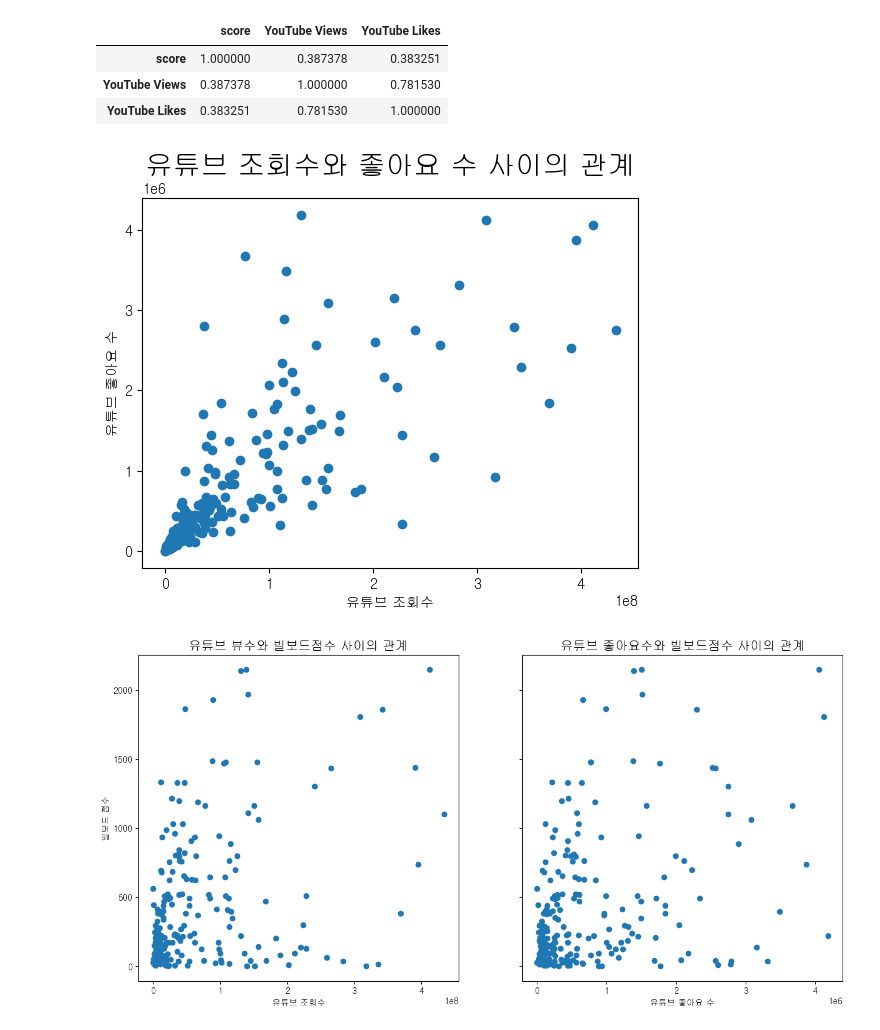
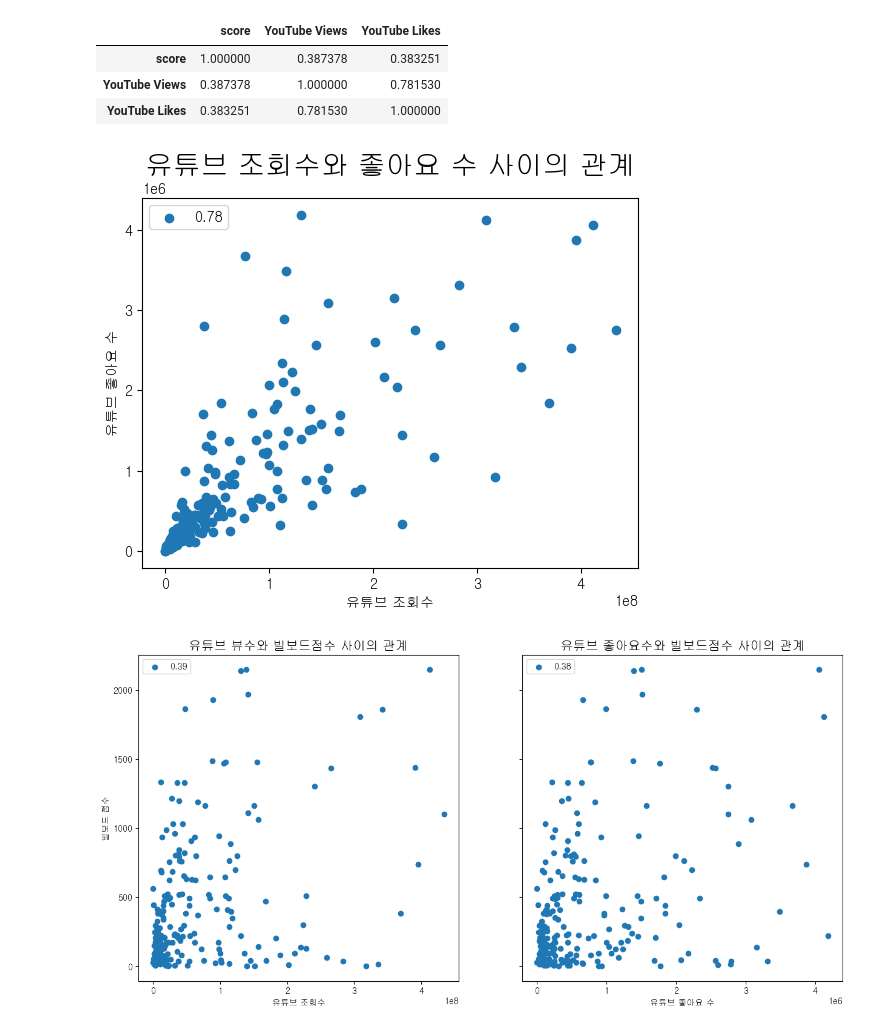
Before and after one commit to angelless00/KDT, a Jupyter notebook: 프로젝트/빌보드차트/billboard.ipynb, the cells around one changed output. Saved outputs shown, nothing was run; the diff lists cells and outputs as text; code cells hidden in the pictures.

```diff
--- a/프로젝트/빌보드차트/billboard.ipynb
+++ b/프로젝트/빌보드차트/billboard.ipynb
@@ -240,31 +247,34 @@ memory usage: 17.5+ KB
 # %%
-bill_youtube.corr(numeric_only=True)
+biltubecor=bill_youtube.corr(numeric_only=True)
+biltubecor
 # %% [output]
 |  | score | YouTube Views | YouTube Likes |
 | score | 1.000000 | 0.387378 | 0.383251 |
 | YouTube Views | 0.387378 | 1.000000 | 0.781530 |
 | YouTube Likes | 0.383251 | 0.781530 | 1.000000 |
 # %%
-plt.scatter(bill_youtube['YouTube Views'],bill_youtube['YouTube Likes'])
+plt.scatter(bill_youtube['YouTube Views'],bill_youtube['YouTube Likes'],label=round(biltubecor.iloc[1,2],2))
 plt.xlabel('유튜브 조회수')
 plt.ylabel('유튜브 좋아요 수')
 plt.title('유튜브 조회수와 좋아요 수 사이의 관계',fontsize=20)
+plt.legend()
 plt.show()
 # %% [output]
-[figure, old version]
+[figure, new version]
 # %%
 fig=plt.figure(figsize=(15,7))
 billtube_2=fig.subplots(1,2,sharey=True)
-billtube_2[0].scatter(bill_youtube['YouTube Views'],bill_youtube['score'])
+billtube_2[0].scatter(bill_youtube['YouTube Views'],bill_youtube['score'],label=round(biltubecor.iloc[1,0],2))
 billtube_2[0].set_xlabel('유튜브 조회수')
 billtube_2[0].set_ylabel('빌보드 점수')
 billtube_2[0].set_title('유튜브 뷰수와 빌보드점수 사이의 관계',fontsize=15)
+billtube_2[0].legend()
 
-billtube_2[1].scatter(bill_youtube['YouTube Likes'],bill_youtube['score'])
+billtube_2[1].scatter(bill_youtube['YouTube Likes'],bill_youtube['score'],label=round(biltubecor.iloc[2,0],2))
 billtube_2[1].set_xlabel('유튜브 좋아요 수')
 billtube_2[1].set_title('유튜브 좋아요수와 빌보드점수 사이의 관계',fontsize=15)
-
+billtube_2[1].legend()
 
 plt.show()
 # %% [output]
-[figure, old version]
+[figure, new version]
```
Also changed, not shown: parts of 6 cells of this notebook, 2 other files.
